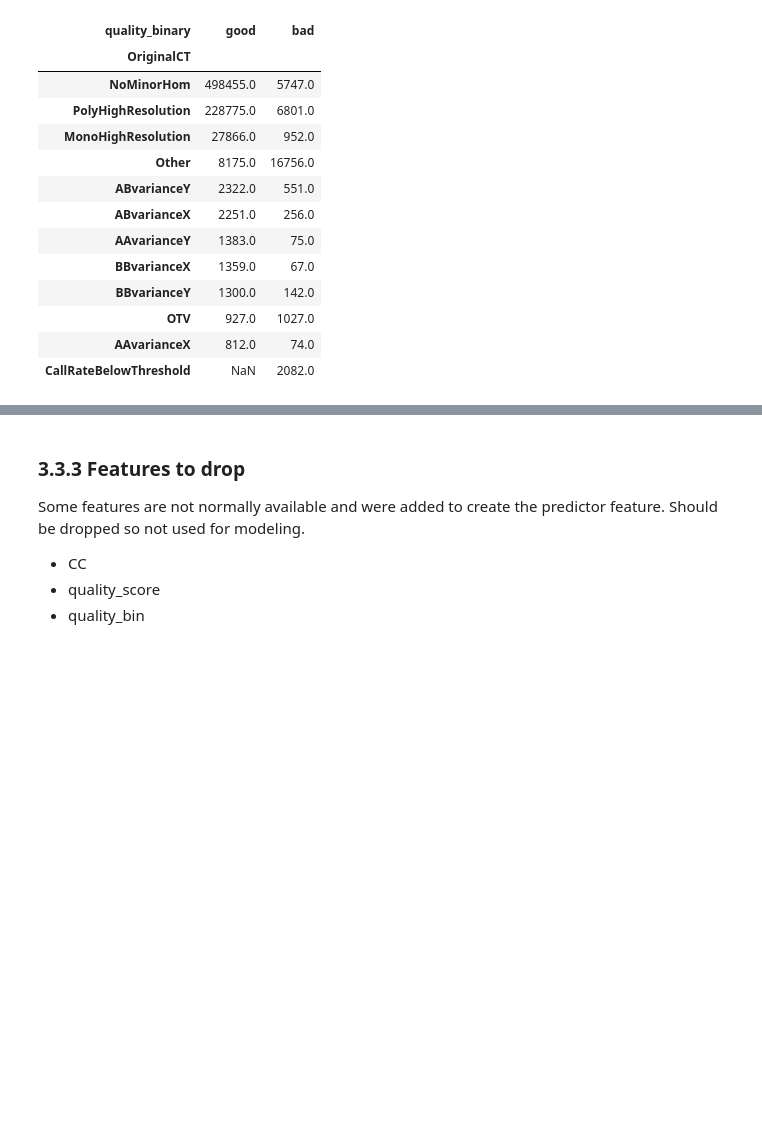
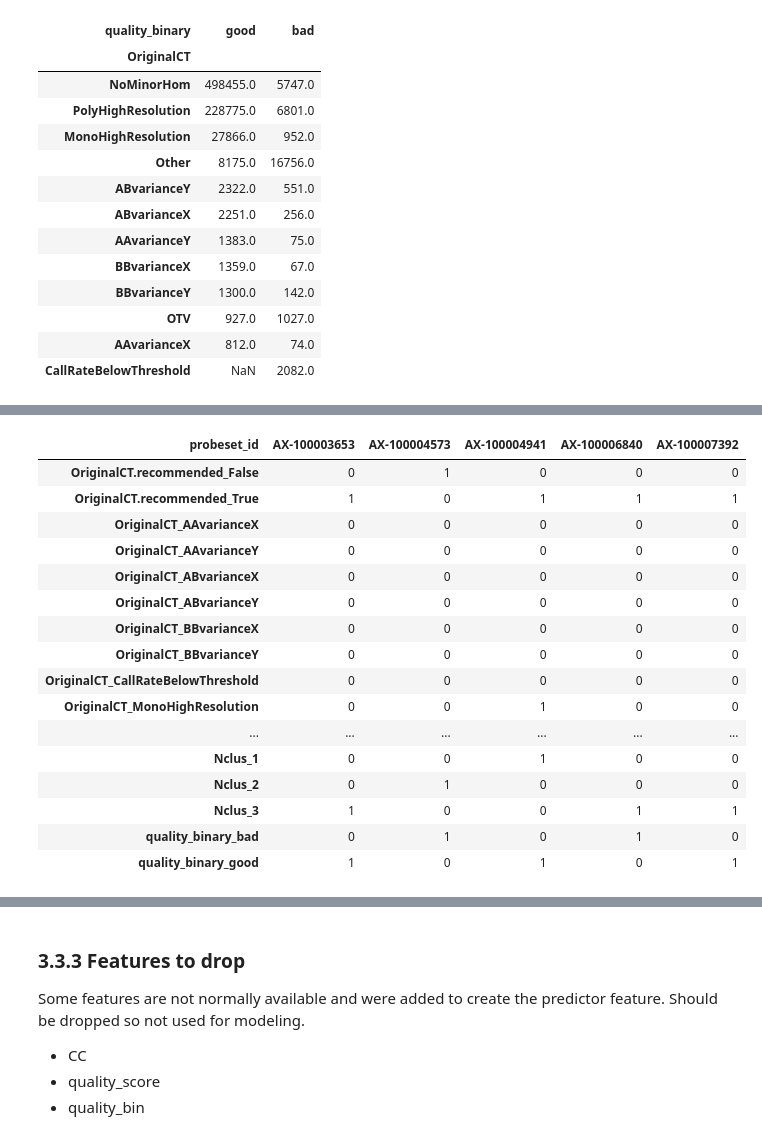
Before and after one commit to cabruck/DataScienceCapstoneTwo, a Jupyter notebook: notebooks/train_test_split_part3.ipynb, the cells around one changed output, grey strips where cells are left out. Cells and saved outputs as stored; diff of their text form; code cells hidden in the pictures; blank space fills up the shorter version.

```diff
--- a/notebooks/train_test_split_part3.ipynb
+++ b/notebooks/train_test_split_part3.ipynb
@@ -157,0 +176,27 @@ ps_data.select_dtypes(exclude=float)
+# %%
+# will drop 'quality_bin', so don't bother encoding
+# will encode Nclus, since actually categorical, not ordinal (order doesn't matter)
+unencoded_columns = ['OriginalCT.recommended', 'OriginalCT', 'Nclus', 'quality_binary']
+
+# If I don't provide columns, it'll quess which to encode, and will skip OriginalCT.recommended (True/False) and Nclus
+encoded = pd.get_dummies(ps_data[unencoded_columns], columns=unencoded_columns)
+# %%
+encoded.head().T
+# %% [output]
+| probeset_id | AX-100003653 | AX-100004573 | AX-100004941 | AX-100006840 | AX-100007392 |
+| OriginalCT.recommended_False | 0 | 1 | 0 | 0 | 0 |
+| OriginalCT.recommended_True | 1 | 0 | 1 | 1 | 1 |
+| OriginalCT_AAvarianceX | 0 | 0 | 0 | 0 | 0 |
+| OriginalCT_AAvarianceY | 0 | 0 | 0 | 0 | 0 |
+| OriginalCT_ABvarianceX | 0 | 0 | 0 | 0 | 0 |
+| OriginalCT_ABvarianceY | 0 | 0 | 0 | 0 | 0 |
+| OriginalCT_BBvarianceX | 0 | 0 | 0 | 0 | 0 |
+| OriginalCT_BBvarianceY | 0 | 0 | 0 | 0 | 0 |
+| OriginalCT_CallRateBelowThreshold | 0 | 0 | 0 | 0 | 0 |
+| OriginalCT_MonoHighResolution | 0 | 0 | 1 | 0 | 0 |
+| ... | ... | ... | ... | ... | ... |
+| Nclus_1 | 0 | 0 | 1 | 0 | 0 |
+| Nclus_2 | 0 | 1 | 0 | 0 | 0 |
+| Nclus_3 | 1 | 0 | 0 | 1 | 1 |
+| quality_binary_bad | 0 | 1 | 0 | 1 | 0 |
+| quality_binary_good | 1 | 0 | 1 | 0 | 1 |
```
Also changed, not shown: parts of 34 cells of this notebook, 6 other files.
